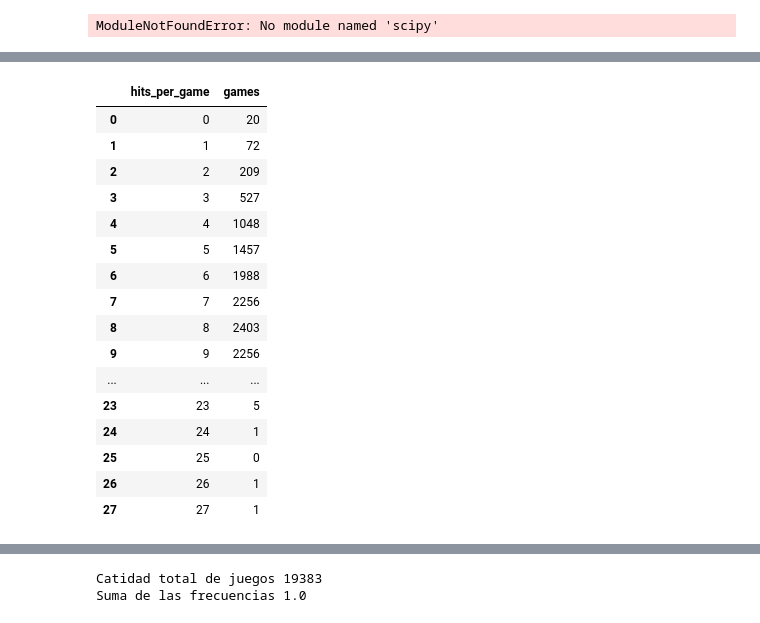
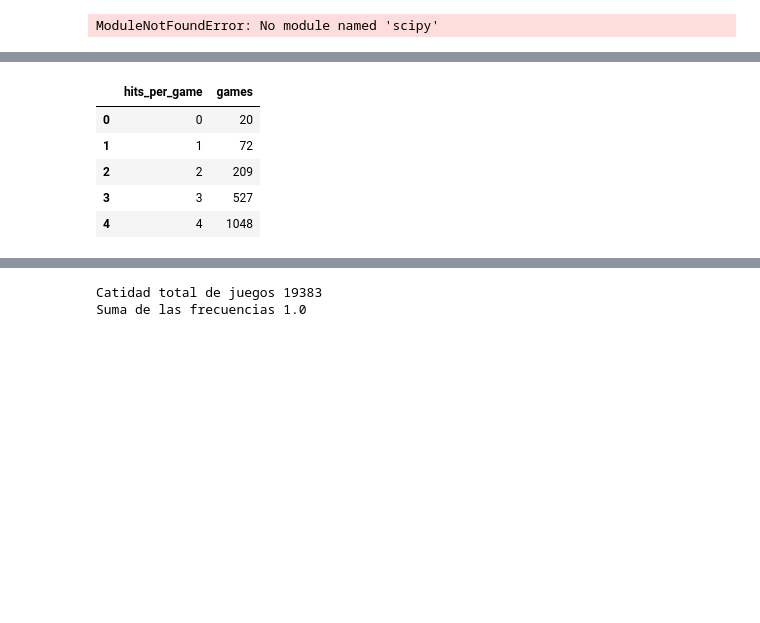
Before and after one commit to estocasticos-udem/curso-estocasticos-udem, a Jupyter notebook: _build/jupyter_execute/contenido/p1_ch1_s3.ipynb, the cells around one changed output, grey strips where cells are left out. Saved outputs shown, nothing was run; the diff lists cells and outputs as text; code cells hidden in the pictures; blank space fills up the shorter version.

```diff
--- a/_build/jupyter_execute/contenido/p1_ch1_s3.ipynb
+++ b/_build/jupyter_execute/contenido/p1_ch1_s3.ipynb
@@ -62,31 +64,20 @@ Se pide:
 # %%
 # 1
 raw_data = {"hits_per_game":np.arange(28),
             "games": [20, 72, 209, 527, 1048, 1457, 1988, 2256, 2403,
                       2256, 1967, 1509, 1230, 834, 569, 393, 253, 171,
                       97, 53, 31, 19, 13, 5, 1, 0, 1, 1]
            }
 
 df = pd.DataFrame(raw_data, columns = raw_data.keys())
-df
+df.head()
 # %% [output]
 |  | hits_per_game | games |
 | 0 | 0 | 20 |
 | 1 | 1 | 72 |
 | 2 | 2 | 209 |
 | 3 | 3 | 527 |
 | 4 | 4 | 1048 |
-| 5 | 5 | 1457 |
-| 6 | 6 | 1988 |
-| 7 | 7 | 2256 |
-| 8 | 8 | 2403 |
-| 9 | 9 | 2256 |
-| ... | ... | ... |
-| 23 | 23 | 5 |
-| 24 | 24 | 1 |
-| 25 | 25 | 0 |
-| 26 | 26 | 1 |
-| 27 | 27 | 1 |
 # %%
 # 2
 df_freq = df.copy()
```
Also changed, not shown: parts of 28 cells of this notebook, 19 other files.
